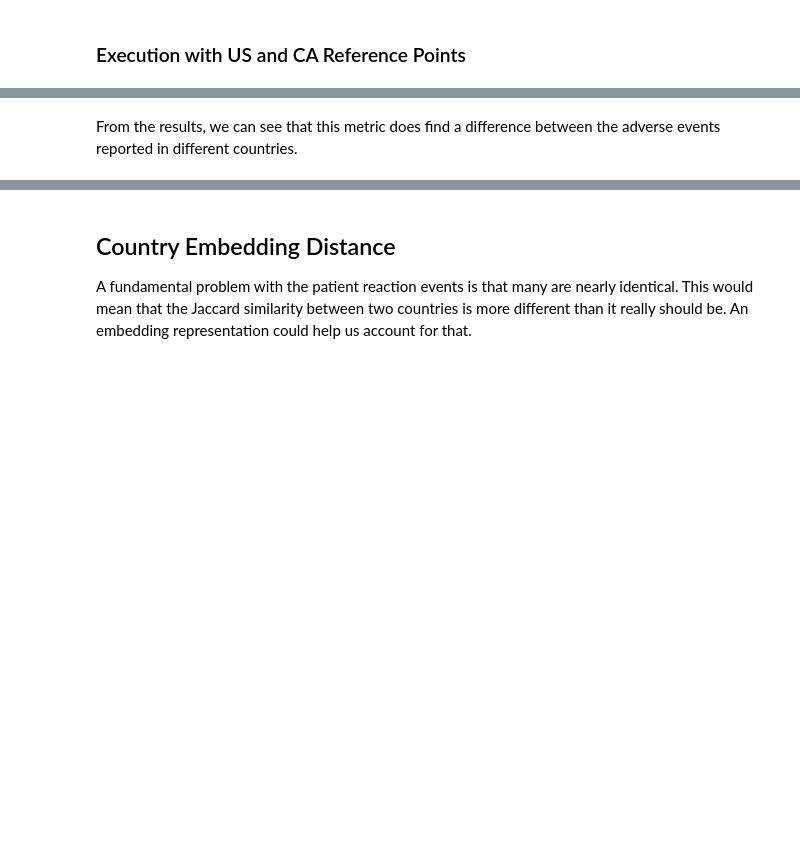
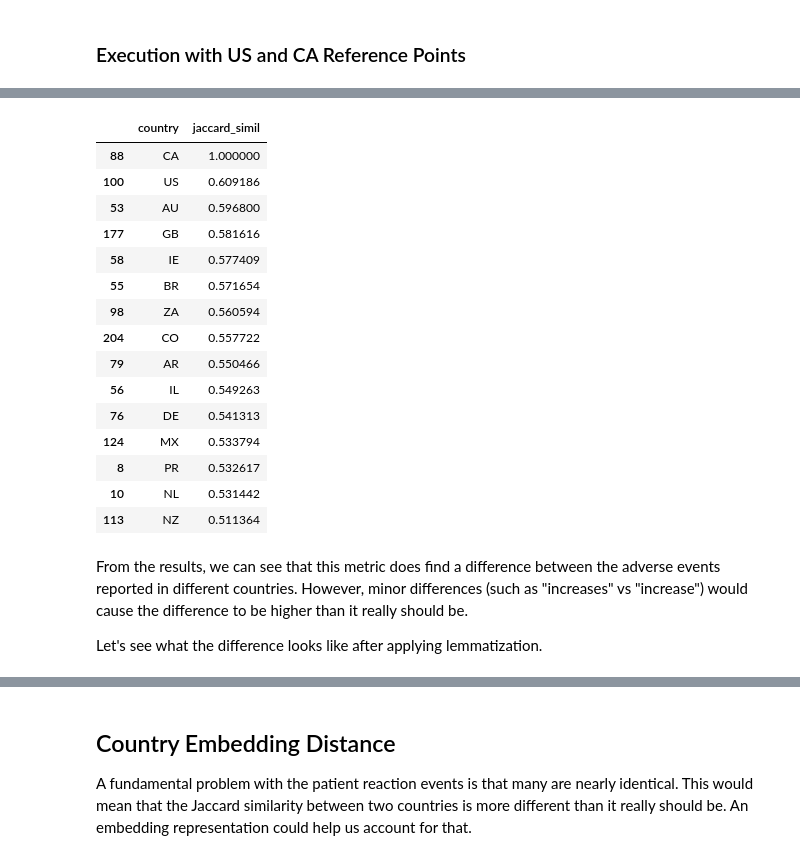
Before and after one commit to brycecf/openfda_analysis, a Jupyter notebook: notebooks/question_1_solutions.ipynb, the cells around one changed output, grey strips where cells are left out. Cells and saved outputs as stored; diff of their text form; code cells hidden in the pictures; blank space fills up the shorter version.

```diff
--- a/notebooks/question_1_solutions.ipynb
+++ b/notebooks/question_1_solutions.ipynb
@@ -127,2 +59,24 @@ ca_jaccard_df.sort_values(by=['jaccard_simil'], ascending=False)[:15]
+# %%
+ca_jaccard_df = jaccard.get_jaccard_similarity_with_reference_to_country('CA')
+ca_jaccard_df[:15]
+# %% [output]
+|  | country | jaccard_simil |
+| 88 | CA | 1.000000 |
+| 100 | US | 0.609186 |
+| 53 | AU | 0.596800 |
+| 177 | GB | 0.581616 |
+| 58 | IE | 0.577409 |
+| 55 | BR | 0.571654 |
+| 98 | ZA | 0.560594 |
+| 204 | CO | 0.557722 |
+| 79 | AR | 0.550466 |
+| 56 | IL | 0.549263 |
+| 76 | DE | 0.541313 |
+| 124 | MX | 0.533794 |
+| 8 | PR | 0.532617 |
+| 10 | NL | 0.531442 |
+| 113 | NZ | 0.511364 |
 # %% [markdown]
-From the results, we can see that this metric does find a difference between the adverse events reported in different countries.
+From the results, we can see that this metric does find a difference between the adverse events reported in different countries. However, minor differences (such as "increases" vs "increase") would cause the difference to be higher than it really should be.
+
+Let's see what the difference looks like after applying lemmatization.
```
Also changed, not shown: parts of 63 cells of this notebook, 4 other files.
